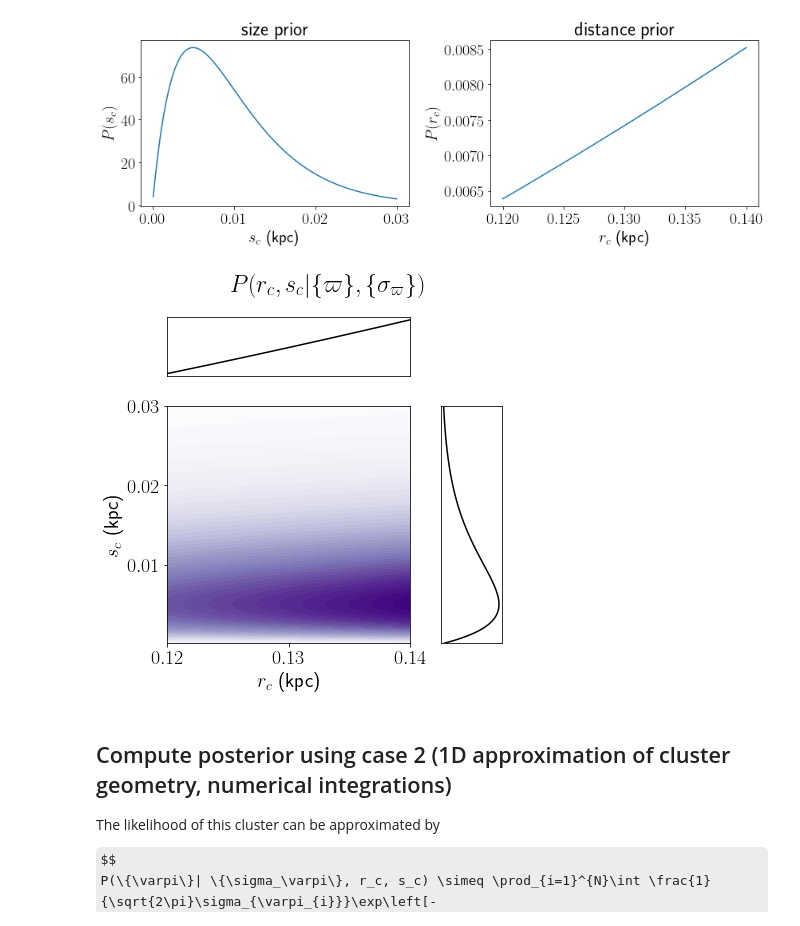
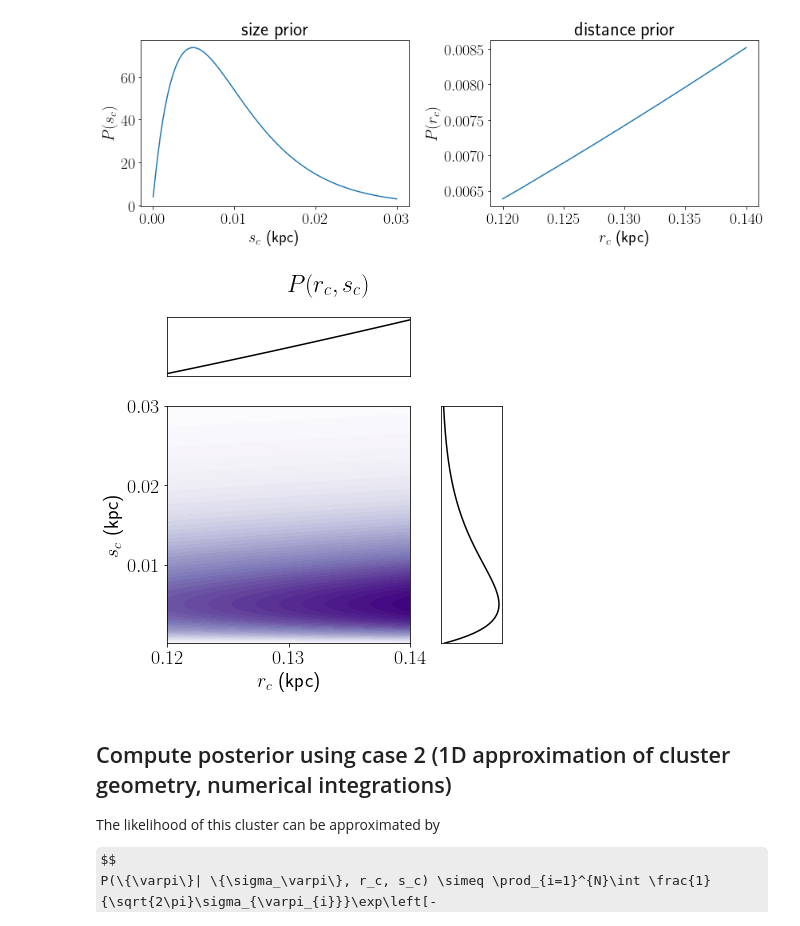
Before and after one commit to Alisyaifudin/estimating-distance, a Jupyter notebook: EstimatingDistance-Multiple.ipynb, the cells around one changed output. Cells and saved outputs as stored; diff of their text form; code cells hidden in the pictures; some formulas as TeX source.

```diff
--- a/EstimatingDistance-Multiple.ipynb
+++ b/EstimatingDistance-Multiple.ipynb
@@ -25,7 +25,7 @@ class ExponentiallyDecreasing_gen(rv_continuous):
 
     .. math::
 
-        f(x) = \frac{x^2\exp(-x/L)}{3L^{3}}
+        f(x) = \frac{x^2\exp(-x/L)}{2L^{3}}
 
     for a positive real number :math:`x`
     and positive real number :math:`x`.
@@ -449,28 +449,28 @@ plt.show()
 # %%
 # Plot joint prior
 X_prior, Y_prior = np.meshgrid(rc, sc)
 pX, pY = np.meshgrid(rc_prior, sc_prior)
 Z_prior = pX*pY
 
 rcParams["font.size"] = 20
 fig, ax = plt.subplots(2,2, figsize=(6,6), gridspec_kw={'width_ratios': [4, 1], 'height_ratios': [1, 4]})
 ax[0,0].plot(rc, rc_prior, c="k")
 ax[0,0].get_xaxis().set_visible(False)
 ax[0,0].get_yaxis().set_visible(False)
 ax[1,0].contourf(X_prior, Y_prior, Z_prior, 50, cmap="Purples", origin="lower")
 ax[1,0].get_shared_x_axes().join(ax[0,0], ax[1,0])
 ax[1,0].set_xlabel(r"$r_c$ (kpc)")
 ax[1,0].set_ylabel(r"$s_c$ (kpc)")
 ax[1,1].get_shared_y_axes().join(ax[1,1], ax[1,0])
 ax[1,1].plot(sc_prior, sc, c="k")
 ax[1,1].get_shared_x_axes().join(ax[0,0], ax[1,0])
 ax[1,1].get_xaxis().set_visible(False)
 ax[1,1].get_yaxis().set_visible(False)
 ax[0,1].set_visible(False)
-fig.suptitle(r"$P(r_{c}, s_{c}|\{\varpi\}, \{\sigma_\varpi\})$")
+fig.suptitle(r"$P(r_{c}, s_{c})$")
 plt.show()
 # %% [output]
-[figure, old version]
+[figure, new version]
 # %% [markdown]
 ## Compute posterior using case 2 (1D approximation of cluster geometry, numerical integrations)
 
```
Also changed, not shown: parts of 1 cell of this notebook.
